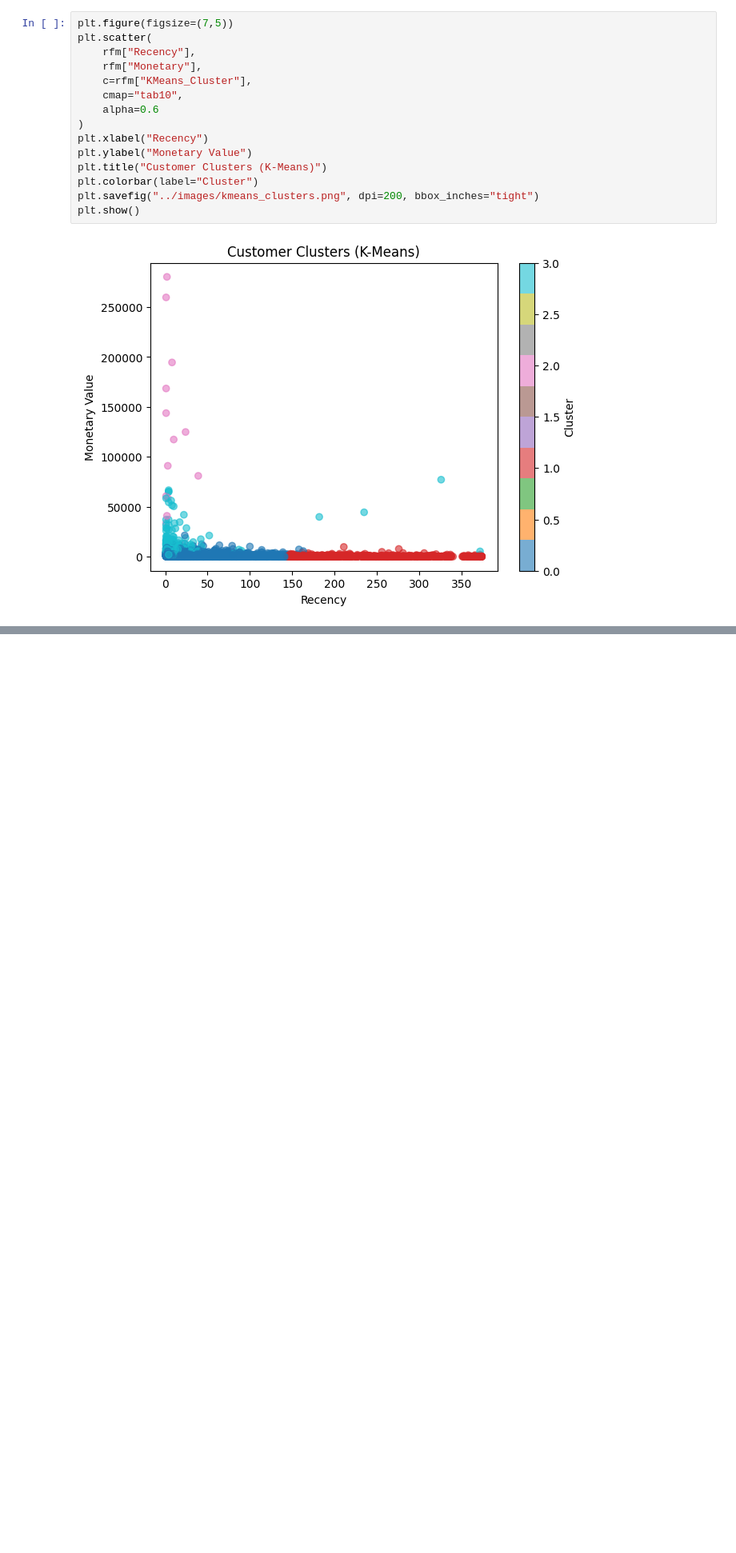
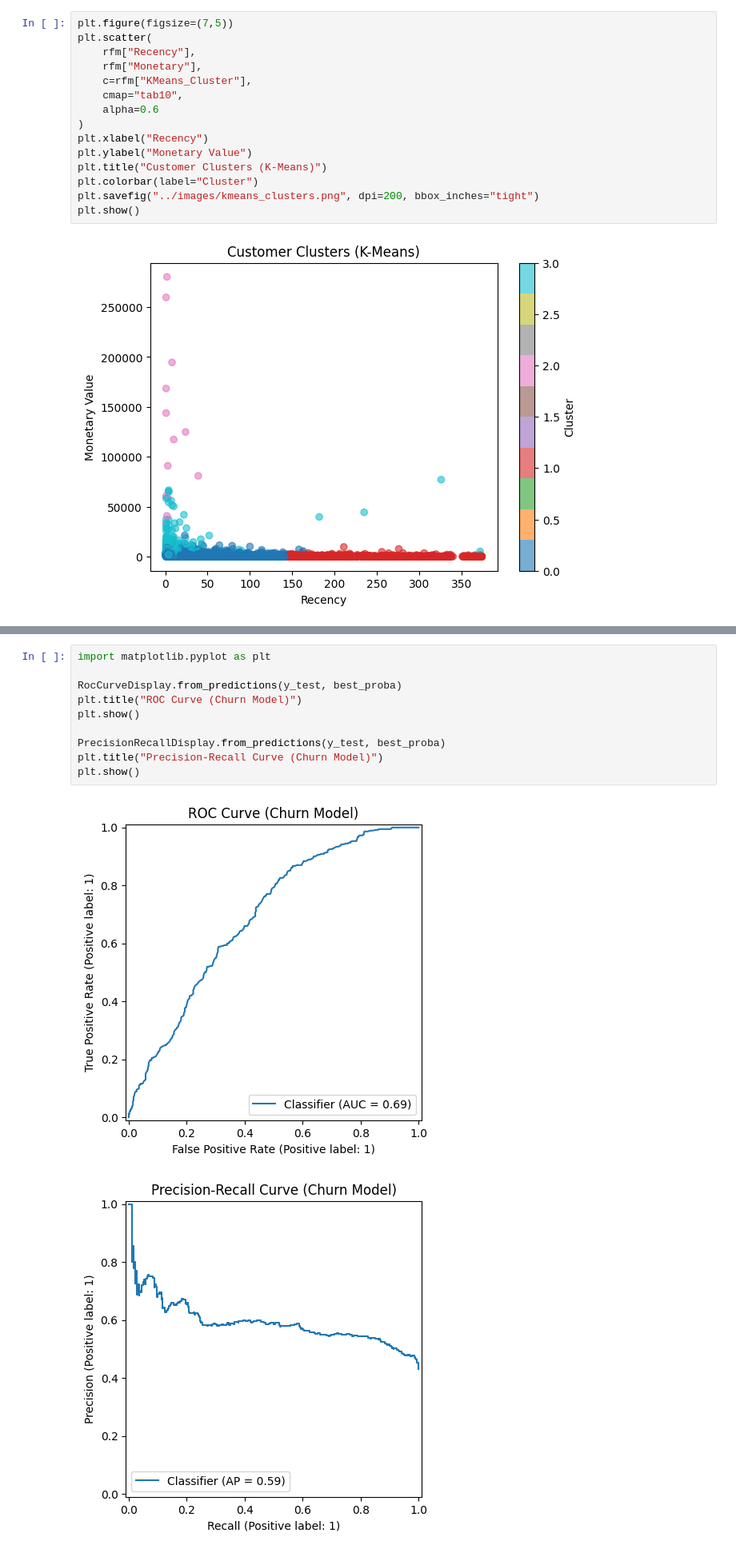
Before and after one commit to wantedchicken/customer-segmentation-and-retention-analysis, a Jupyter notebook: notebooks/customer_segmentation.ipynb, the cells around one changed output, grey strips where cells are left out. Shown at 80% size. Drawn from its saved outputs; the diff is of its cells as text; blank space fills up the shorter version.

```diff
--- a/notebooks/customer_segmentation.ipynb
+++ b/notebooks/customer_segmentation.ipynb
@@ -326,0 +457,13 @@ plt.show()
+# %%
+import matplotlib.pyplot as plt
+
+RocCurveDisplay.from_predictions(y_test, best_proba)
+plt.title("ROC Curve (Churn Model)")
+plt.show()
+
+PrecisionRecallDisplay.from_predictions(y_test, best_proba)
+plt.title("Precision-Recall Curve (Churn Model)")
+plt.show()
+# %% [output]
+[figure, added]
+[figure, added]
```
Also changed, not shown: parts of 8 cells of this notebook, 1 other file.
